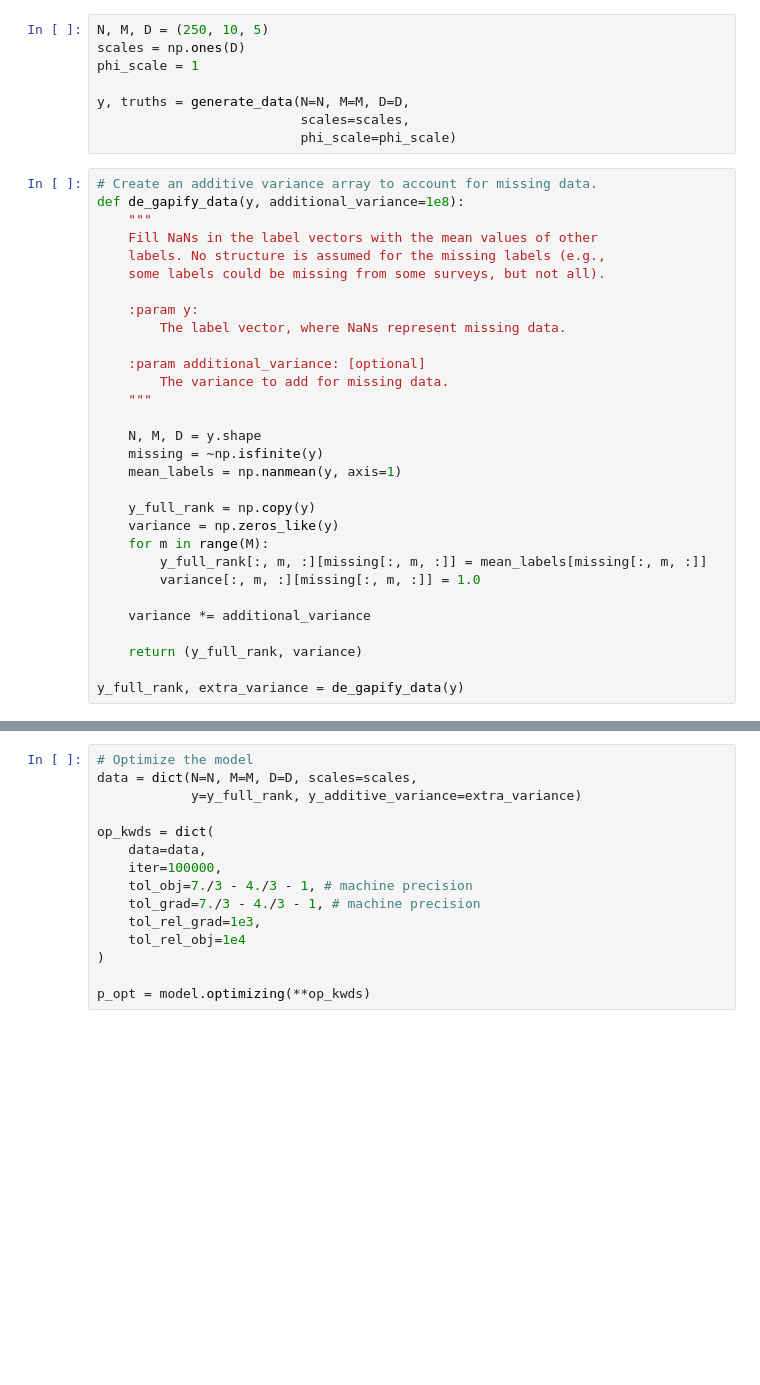
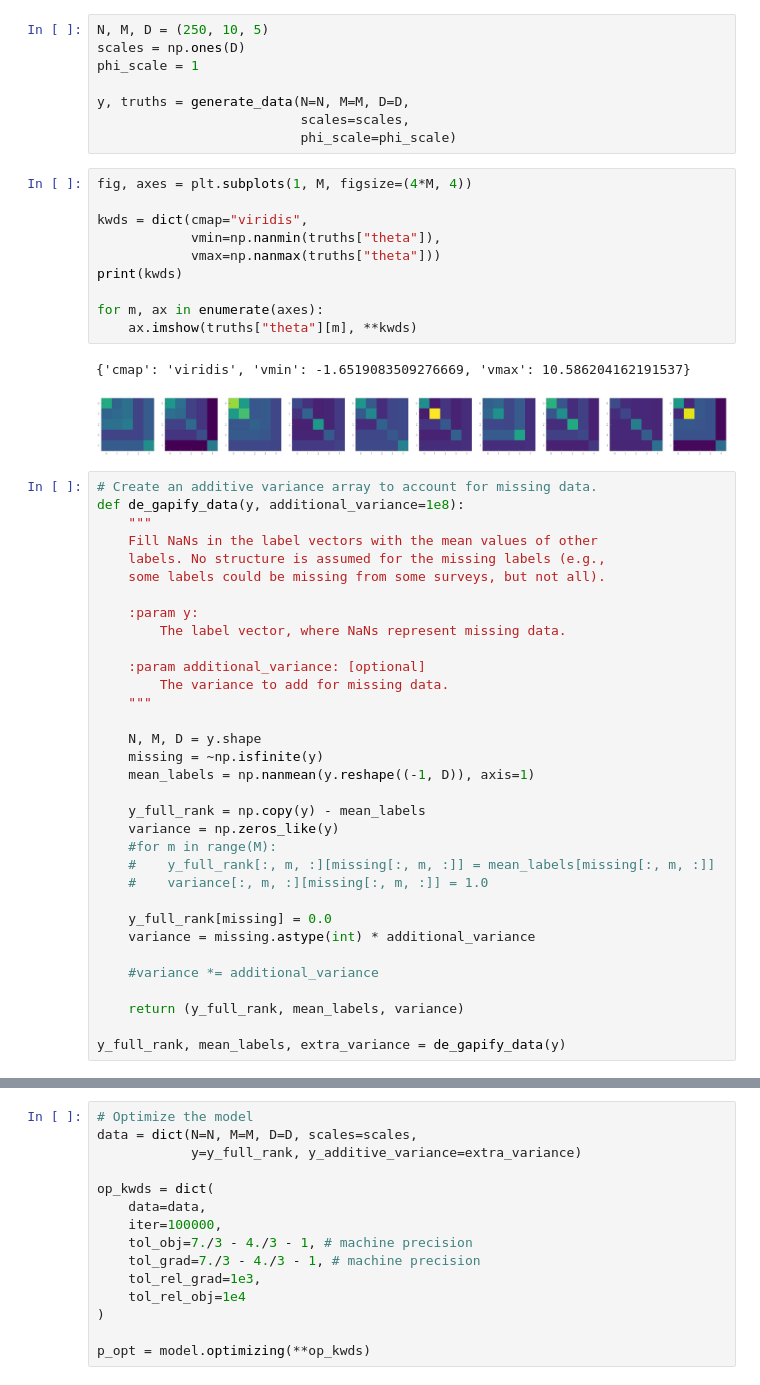
Before and after one commit to andycasey/uber-chemi-cal, a Jupyter notebook: toy-model-missing-data.ipynb, the cells around one changed output, grey strips where cells are left out. Drawn from its saved outputs; the diff is of its cells as text; blank space fills up the shorter version.

```diff
--- a/toy-model-missing-data.ipynb
+++ b/toy-model-missing-data.ipynb
@@ -105,6 +109,19 @@ phi_scale = 1
 y, truths = generate_data(N=N, M=M, D=D,
                           scales=scales,
                           phi_scale=phi_scale)
+# %%
+fig, axes = plt.subplots(1, M, figsize=(4*M, 4))
+
+kwds = dict(cmap="viridis",
+            vmin=np.nanmin(truths["theta"]),
+            vmax=np.nanmax(truths["theta"]))
+print(kwds)
+
+for m, ax in enumerate(axes):
+    ax.imshow(truths["theta"][m], **kwds)
+# %% [output]
+{'cmap': 'viridis', 'vmin': -1.6519083509276669, 'vmax': 10.586204162191537}
+[figure, added]
 # %%
 # Create an additive variance array to account for missing data.
 def de_gapify_data(y, additional_variance=1e8):
@@ -122,19 +139,22 @@ def de_gapify_data(y, additional_variance=1e8):
 
     N, M, D = y.shape
     missing = ~np.isfinite(y)
-    mean_labels = np.nanmean(y, axis=1)
+    mean_labels = np.nanmean(y.reshape((-1, D)), axis=1)
 
-    y_full_rank = np.copy(y)
+    y_full_rank = np.copy(y) - mean_labels
     variance = np.zeros_like(y)
-    for m in range(M):
-        y_full_rank[:, m, :][missing[:, m, :]] = mean_labels[missing[:, m, :]]
-        variance[:, m, :][missing[:, m, :]] = 1.0
+    #for m in range(M):
+    #    y_full_rank[:, m, :][missing[:, m, :]] = mean_labels[missing[:, m, :]]
+    #    variance[:, m, :][missing[:, m, :]] = 1.0
 
-    variance *= additional_variance
+    y_full_rank[missing] = 0.0
+    variance = missing.astype(int) * additional_variance
 
-    return (y_full_rank, variance)
+    #variance *= additional_variance
 
-y_full_rank, extra_variance = de_gapify_data(y)
+    return (y_full_rank, mean_labels, variance)
+
+y_full_rank, mean_labels, extra_variance = de_gapify_data(y)
 # %%
 model = stan.read_model("model-missing-data.stan")
 print(model.model_code)
```
Also changed, not shown: parts of 5 cells of this notebook.
